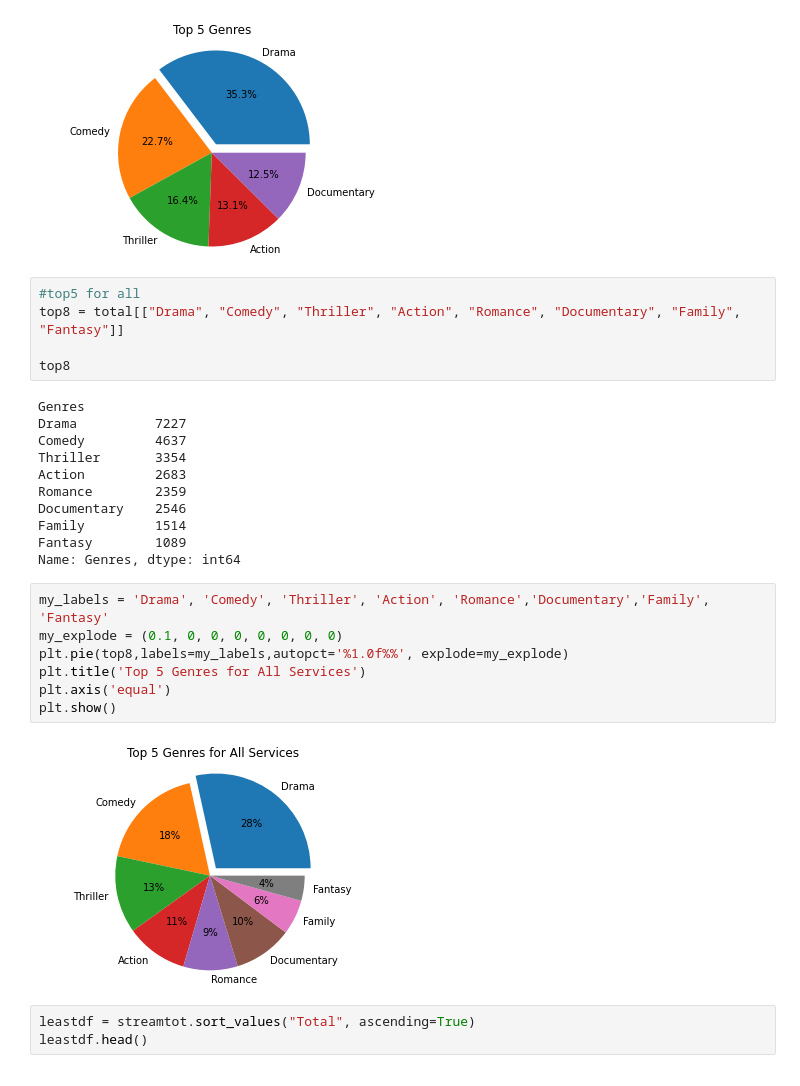
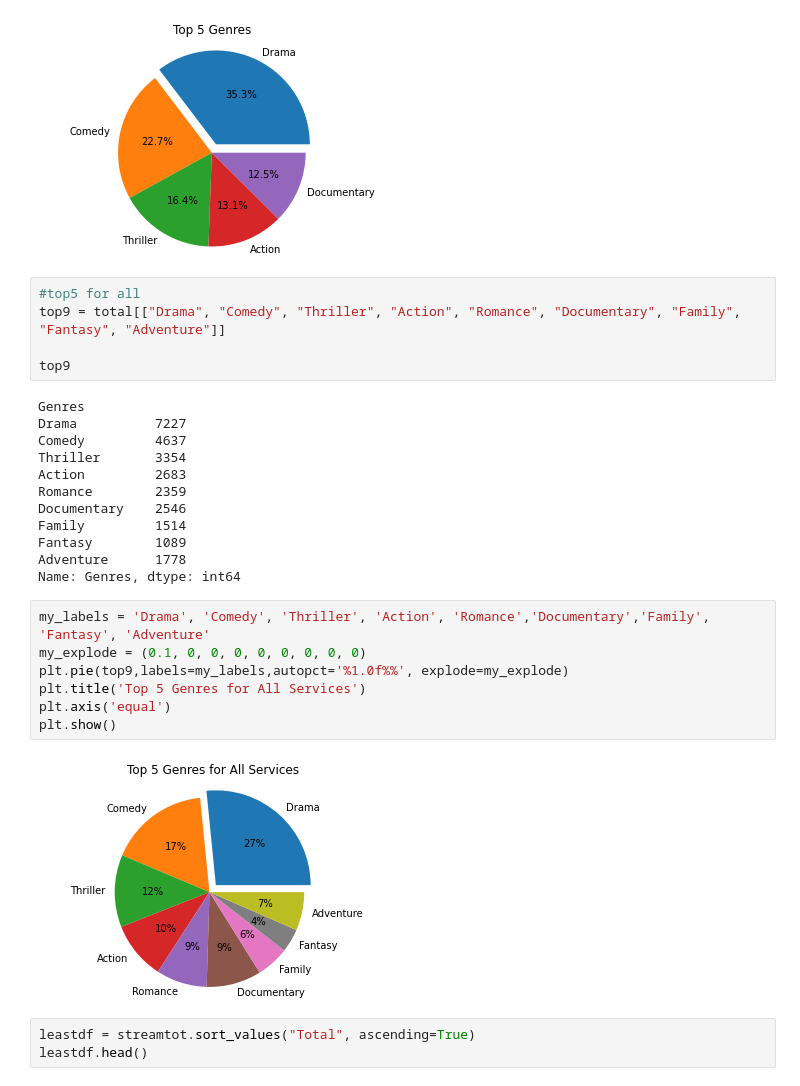
Before and after one commit to jtslater2/old_fashioned, a Jupyter notebook: Scripts/Genres Data.ipynb, the cells around one changed output. Saved outputs shown, nothing was run; the diff lists cells and outputs as text.

```diff
--- a/Scripts/Genres Data.ipynb
+++ b/Scripts/Genres Data.ipynb
@@ -220,9 +221,9 @@ plt.show()
 [figure]
 # %%
 #top5 for all
-top8 = total[["Drama", "Comedy", "Thriller", "Action", "Romance", "Documentary", "Family", "Fantasy"]]
+top9 = total[["Drama", "Comedy", "Thriller", "Action", "Romance", "Documentary", "Family", "Fantasy", "Adventure"]]
 
-top8
+top9
 # %% [output]
 Genres
 Drama          7227
@@ -233,16 +234,17 @@ Romance        2359
 Documentary    2546
 Family         1514
 Fantasy        1089
+Adventure      1778
 Name: Genres, dtype: int64
 # %%
-my_labels = 'Drama', 'Comedy', 'Thriller', 'Action', 'Romance','Documentary','Family', 'Fantasy'
-my_explode = (0.1, 0, 0, 0, 0, 0, 0, 0)
-plt.pie(top8,labels=my_labels,autopct='%1.0f%%', explode=my_explode)
+my_labels = 'Drama', 'Comedy', 'Thriller', 'Action', 'Romance','Documentary','Family', 'Fantasy', 'Adventure'
+my_explode = (0.1, 0, 0, 0, 0, 0, 0, 0, 0)
+plt.pie(top9,labels=my_labels,autopct='%1.0f%%', explode=my_explode)
 plt.title('Top 5 Genres for All Services')
 plt.axis('equal')
 plt.show()
 # %% [output]
-[figure, old version]
+[figure, new version]
 # %%
 leastdf = streamtot.sort_values("Total", ascending=True)
 leastdf.head()
```
Also changed, not shown: parts of 1 cell of this notebook.
